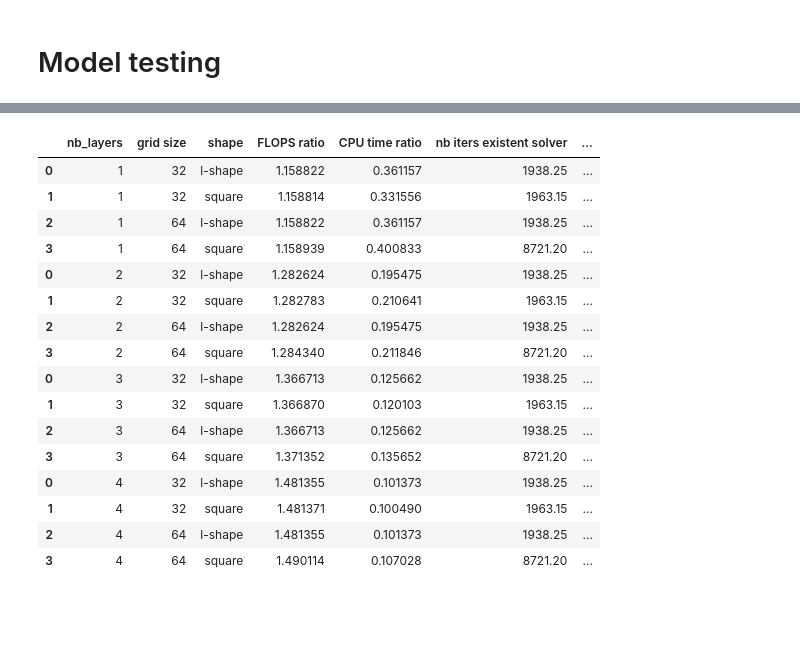
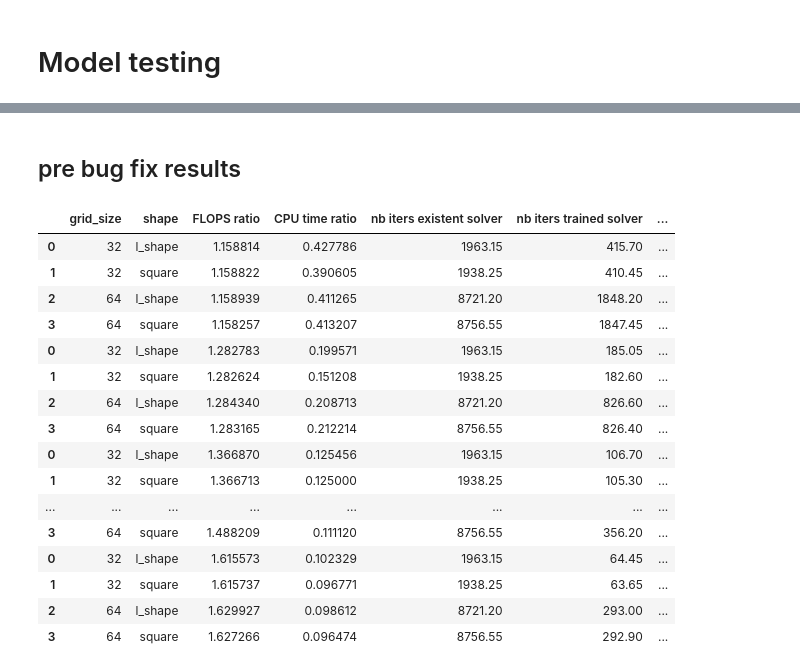
Before and after one commit to francescobardi/pde_solver_deep_learned, a Jupyter notebook: nnpde/main.ipynb, the cells around one changed output, grey strips where cells are left out. Saved outputs shown, nothing was run; the diff lists cells and outputs as text; code cells hidden in the pictures; blank space fills up the shorter version.

```diff
--- a/nnpde/main.ipynb
+++ b/nnpde/main.ipynb
@@ -540,20 +472,0 @@ ts = [agg_for_layer(base_parameters, grid_sizes=[32, 64], nb_layers=l, problem_i
-# %%
-final_results
-# %% [output]
-|  | nb_layers | grid size | shape | FLOPS ratio | CPU time ratio | nb iters existent solver | ... |
-| 0 | 1 | 32 | l-shape | 1.158822 | 0.361157 | 1938.25 | ... |
-| 1 | 1 | 32 | square | 1.158814 | 0.331556 | 1963.15 | ... |
-| 2 | 1 | 64 | l-shape | 1.158822 | 0.361157 | 1938.25 | ... |
-| 3 | 1 | 64 | square | 1.158939 | 0.400833 | 8721.20 | ... |
-| 0 | 2 | 32 | l-shape | 1.282624 | 0.195475 | 1938.25 | ... |
-| 1 | 2 | 32 | square | 1.282783 | 0.210641 | 1963.15 | ... |
-| 2 | 2 | 64 | l-shape | 1.282624 | 0.195475 | 1938.25 | ... |
-| 3 | 2 | 64 | square | 1.284340 | 0.211846 | 8721.20 | ... |
-| 0 | 3 | 32 | l-shape | 1.366713 | 0.125662 | 1938.25 | ... |
-| 1 | 3 | 32 | square | 1.366870 | 0.120103 | 1963.15 | ... |
-| 2 | 3 | 64 | l-shape | 1.366713 | 0.125662 | 1938.25 | ... |
-| 3 | 3 | 64 | square | 1.371352 | 0.135652 | 8721.20 | ... |
-| 0 | 4 | 32 | l-shape | 1.481355 | 0.101373 | 1938.25 | ... |
-| 1 | 4 | 32 | square | 1.481371 | 0.100490 | 1963.15 | ... |
-| 2 | 4 | 64 | l-shape | 1.481355 | 0.101373 | 1938.25 | ... |
-| 3 | 4 | 64 | square | 1.490114 | 0.107028 | 8721.20 | ... |
@@ -559,0 +483,27 @@ final_results
+# %% [markdown]
+## pre bug fix results
+# %%
+agg, raw = zip(*ts)
+
+
+raw = pd.concat(raw)
+agg = pd.concat(agg)
+agg
+# %% [output]
+|  | grid_size | shape | FLOPS ratio | CPU time ratio | nb iters existent solver | nb iters trained solver | ... |
+| 0 | 32 | l_shape | 1.158814 | 0.427786 | 1963.15 | 415.70 | ... |
+| 1 | 32 | square | 1.158822 | 0.390605 | 1938.25 | 410.45 | ... |
+| 2 | 64 | l_shape | 1.158939 | 0.411265 | 8721.20 | 1848.20 | ... |
+| 3 | 64 | square | 1.158257 | 0.413207 | 8756.55 | 1847.45 | ... |
+| 0 | 32 | l_shape | 1.282783 | 0.199571 | 1963.15 | 185.05 | ... |
+| 1 | 32 | square | 1.282624 | 0.151208 | 1938.25 | 182.60 | ... |
+| 2 | 64 | l_shape | 1.284340 | 0.208713 | 8721.20 | 826.60 | ... |
+| 3 | 64 | square | 1.283165 | 0.212214 | 8756.55 | 826.40 | ... |
+| 0 | 32 | l_shape | 1.366870 | 0.125456 | 1963.15 | 106.70 | ... |
+| 1 | 32 | square | 1.366713 | 0.125000 | 1938.25 | 105.30 | ... |
+| ... | ... | ... | ... | ... | ... | ... | ... |
+| 3 | 64 | square | 1.488209 | 0.111120 | 8756.55 | 356.20 | ... |
+| 0 | 32 | l_shape | 1.615573 | 0.102329 | 1963.15 | 64.45 | ... |
+| 1 | 32 | square | 1.615737 | 0.096771 | 1938.25 | 63.65 | ... |
+| 2 | 64 | l_shape | 1.629927 | 0.098612 | 8721.20 | 293.00 | ... |
+| 3 | 64 | square | 1.627266 | 0.096474 | 8756.55 | 292.90 | ... |
```
Also changed, not shown: parts of 7 cells of this notebook, 2 other files.
